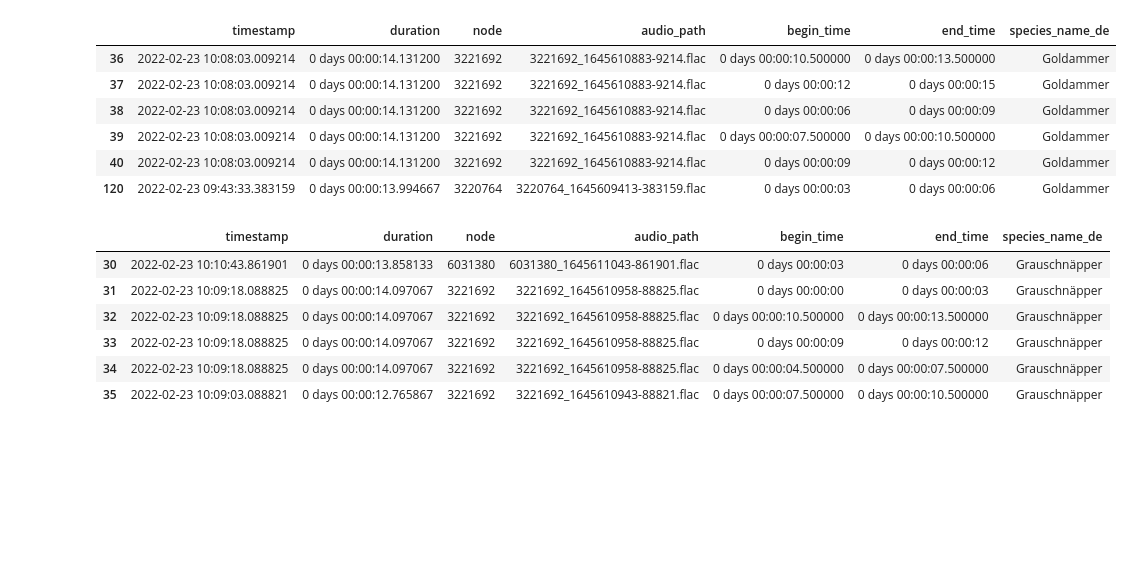
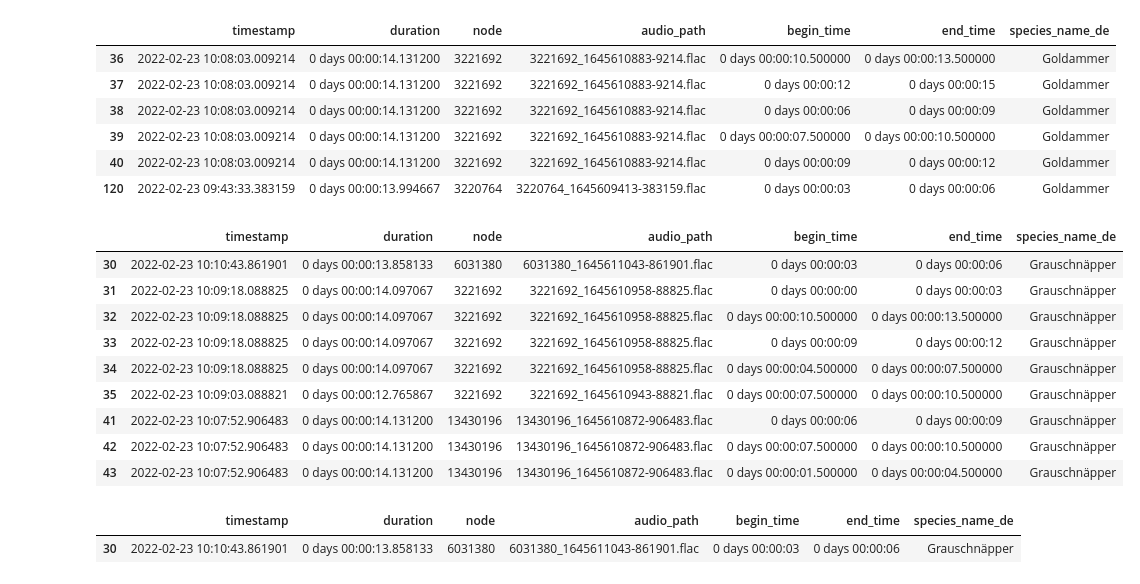
Before and after one commit to sebzielinski/FeatureExtractionForBirds, a Jupyter notebook: feature_extraction.ipynb, the cells around one changed output. Saved outputs shown, nothing was run; the diff lists cells and outputs as text; code cells hidden in the pictures; blank space fills up the shorter version.

```diff
--- a/feature_extraction.ipynb
+++ b/feature_extraction.ipynb
@@ -166,13 +166,16 @@ df_gold.head(10)
 df_gold_1_1 = df_gold.loc[[120]]         # maybe 149song,        1 node
 df_gold_2_1 = df_gold.loc[:40]           # maybe 550call,        1 node
 # %%
-df_grau.loc[(df_grau['timestamp'] >= '2022-02-23 10:08:00.861901')
-            & (df_grau['timestamp'] < '2022-02-23 10:14:00.861901')]
+df_grau.loc[(df_grau['timestamp'] >= '2022-02-23 10:07:30.861901')
+            & (df_grau['timestamp'] < '2022-02-23 10:12:00.861901')]
 # %% [output]
 |  | timestamp | duration | node | audio_path | begin_time | end_time | species_name_de |
 | 30 | 2022-02-23 10:10:43.861901 | 0 days 00:00:13.858133 | 6031380 | 6031380_1645611043-861901.flac | 0 days 00:00:03 | 0 days 00:00:06 | Grauschnäpper |
 | 31 | 2022-02-23 10:09:18.088825 | 0 days 00:00:14.097067 | 3221692 | 3221692_1645610958-88825.flac | 0 days 00:00:00 | 0 days 00:00:03 | Grauschnäpper |
 | 32 | 2022-02-23 10:09:18.088825 | 0 days 00:00:14.097067 | 3221692 | 3221692_1645610958-88825.flac | 0 days 00:00:10.500000 | 0 days 00:00:13.500000 | Grauschnäpper |
 | 33 | 2022-02-23 10:09:18.088825 | 0 days 00:00:14.097067 | 3221692 | 3221692_1645610958-88825.flac | 0 days 00:00:09 | 0 days 00:00:12 | Grauschnäpper |
 | 34 | 2022-02-23 10:09:18.088825 | 0 days 00:00:14.097067 | 3221692 | 3221692_1645610958-88825.flac | 0 days 00:00:04.500000 | 0 days 00:00:07.500000 | Grauschnäpper |
 | 35 | 2022-02-23 10:09:03.088821 | 0 days 00:00:12.765867 | 3221692 | 3221692_1645610943-88821.flac | 0 days 00:00:07.500000 | 0 days 00:00:10.500000 | Grauschnäpper |
+| 41 | 2022-02-23 10:07:52.906483 | 0 days 00:00:14.131200 | 13430196 | 13430196_1645610872-906483.flac | 0 days 00:00:06 | 0 days 00:00:09 | Grauschnäpper |
+| 42 | 2022-02-23 10:07:52.906483 | 0 days 00:00:14.131200 | 13430196 | 13430196_1645610872-906483.flac | 0 days 00:00:07.500000 | 0 days 00:00:10.500000 | Grauschnäpper |
+| 43 | 2022-02-23 10:07:52.906483 | 0 days 00:00:14.131200 | 13430196 | 13430196_1645610872-906483.flac | 0 days 00:00:01.500000 | 0 days 00:00:04.500000 | Grauschnäpper |
@@ -180,0 +189,5 @@ df_grau.loc[(df_grau['timestamp'] >= '2022-02-23 10:08:00.861901')
+# %%
+df_grau_2_4.head()
+# %% [output]
+|  | timestamp | duration | node | audio_path | begin_time | end_time | species_name_de |
+| 30 | 2022-02-23 10:10:43.861901 | 0 days 00:00:13.858133 | 6031380 | 6031380_1645611043-861901.flac | 0 days 00:00:03 | 0 days 00:00:06 | Grauschnäpper |
```
Also changed, not shown: parts of 2 cells of this notebook.
